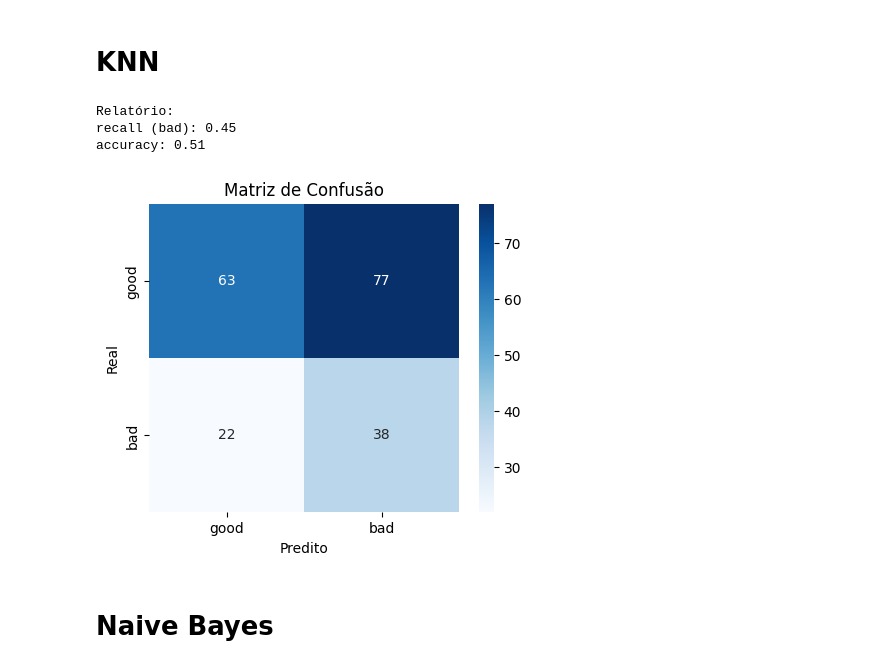
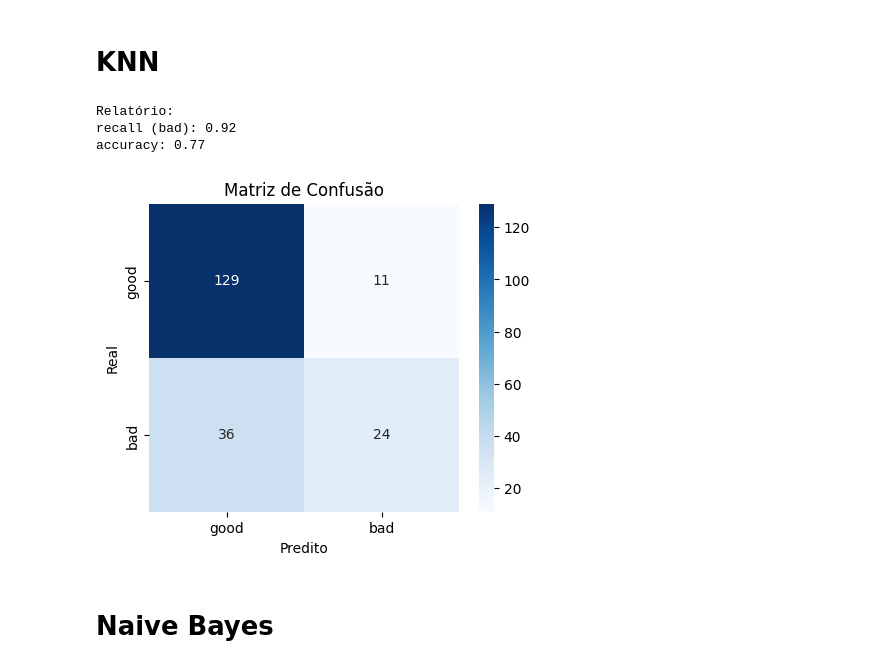
Before and after one commit to patrickpiresdev/data_science_uerj, a Jupyter notebook: Trabalhos/analise2.ipynb, the cells around one changed output. Saved outputs shown, nothing was run; the diff lists cells and outputs as text; code cells hidden in the pictures.

Commit message:
implementando modelos finais

```diff
--- a/Trabalhos/analise2.ipynb
+++ b/Trabalhos/analise2.ipynb
@@ -764,41 +765,50 @@ $_{ \text{1. } n \text{ deve ser avaliado para cada cenário }}$
 # %% [markdown]
 # KNN
 # %%
-df_mode_filled = prepare_all(df.copy())
-df_mode_filled = fill_with_mode(df_mode_filled, 'Saving accounts')
+from sklearn.preprocessing import StandardScaler
+
+new_df = df.copy()
+
+df_mode_filled = fill_with_mode(new_df, 'Saving accounts')
 df_mode_filled = fill_with_mode(df_mode_filled, 'Checking account')
+
+encoder = OneHotEncoder()
+
+cat_cols = df_mode_filled.select_dtypes(include='object').columns
+cat_cols = cat_cols[cat_cols != 'Risk']  # Exclui a coluna 'Risk' das categóricas
+
+# O OneHotEncoder retorna uma matriz esparsa, que não pode ser atribuída diretamente ao DataFrame.
+# Para aplicar corretamente, converta para array denso e crie um novo DataFrame com os nomes das colunas.
+encoded = encoder.fit_transform(df_mode_filled[cat_cols]).toarray()
+encoded_cols = encoder.get_feature_names_out(cat_cols)
+encoded_df = pd.DataFrame(encoded, columns=encoded_cols, index=df_mode_filled.index)
+
+# Remova as colunas originais categóricas e concatene as codificadas
+df_mode_filled = df_mode_filled.drop(columns=cat_cols)
+df_mode_filled = pd.concat([df_mode_filled, encoded_df], axis=1)
 
 X = df_mode_filled.drop('Risk', axis=1).values
 y = df_mode_filled['Risk'].values
 
 X_train, X_test, y_train, y_test = train_test_split(
     X, y, test_size=0.2, random_state=42, stratify=y
 )
 
+scaler = StandardScaler()
+X_train_scaled = scaler.fit_transform(X_train)
+X_test_scaled = scaler.transform(X_test)
+
 scorer = make_scorer(recall_score, pos_label='bad')
 
-param_grid = {
-    'n_neighbors': [2, 4, 8, 16, 32, 64]
-}
+model = KNeighborsClassifier(n_neighbors=5)
+model.fit(X_train_scaled, y_train)
 
-grid_search = GridSearchCV(
-    KNeighborsClassifier(),
-    param_grid,
-    cv=5,  # 5-fold cross-validation
-    scoring=scorer,
-    n_jobs=-1
-)
-
-grid_search.fit(X_train, y_train)
-
-model = grid_search.best_estimator_
-
-predict_and_evaluate(model, X_test, y_test)
+predict_and_evaluate(model, X_test_scaled, y_test)
 # %% [output]
 Relatório:
-recall (bad): 0.45
-accuracy: 0.51
+recall (bad): 0.92
+accuracy: 0.77
-[figure, old version]
+[figure, new version]
 # %% [markdown]
 # Naive Bayes
 # %% [markdown]
```
Also changed, not shown: parts of 3 cells of this notebook.
